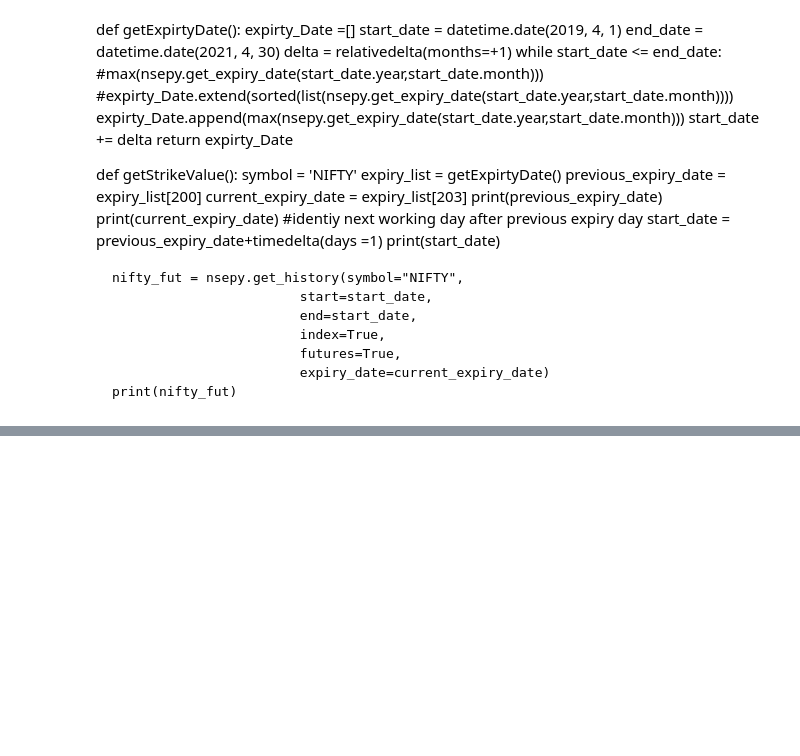
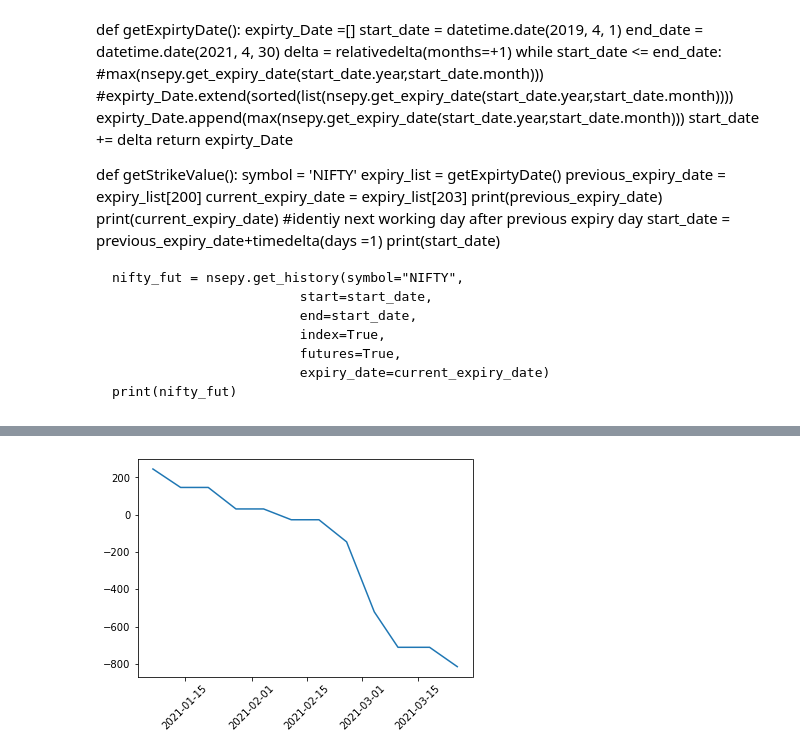
Before and after one commit to SanjotRaibagkar/mokshtech, a Jupyter notebook: stock_predictor/optionvaluecalculation/strategies/weeklyOptionBuy_Selladditon.ipynb, the cells around one changed output, grey strips where cells are left out. Saved outputs shown, nothing was run; the diff lists cells and outputs as text; code cells hidden in the pictures; blank space fills up the shorter version.

```diff
--- a/stock_predictor/optionvaluecalculation/strategies/weeklyOptionBuy_Selladditon.ipynb
+++ b/stock_predictor/optionvaluecalculation/strategies/weeklyOptionBuy_Selladditon.ipynb
@@ -70,40 +222,17 @@ database = "C:/Users/sanjo/PycharmProjects/mokshtech/stock_predictor/database/op
 # %%
-    print(os.getcwd())
-    print(os.listdir())
-    symbol = 'BANKNIFTY'
-    banknifty = pd.DataFrame()
-    formatted_banknifyt_df = pd.DataFrame(['Year_month','P&L'])
-    month_profit_loss = pd.DataFrame()
-    start_date = datetime.date(2017, 1, 1)
-    end_date = datetime.date(2021, 4, 30)
-    delta = relativedelta(years=+1)
+    profit_loss_main =StratergyusingNsePy()
 
-    year_month_list =[]
-    p_N_L_list =[]
-    cum_p_N_L_list =[]
-    slipage = 5
-    P_N_L_dic =  {}
+    #print(month_profit_loss_main)
 
-    while start_date <= end_date:
-            val =0
-            print(str(symbol)+str(start_date.year)+".csv")
-            filename = str(symbol)+str(start_date.year)+".csv"
-            fname = os.path.join(database,filename)
-            fname_day = os.path.join(database,filename)
-            df = pd.read_csv(fname)
-            df = df.loc[df['SYMBOL']== symbol]
-            df['Date'] = pd.to_datetime(df['Date']).dt.strftime('%Y-%m-%d')
-            df['Year_month'] = pd.to_datetime(df['Date']).dt.strftime('%Y-%m')
-            df['EXPIRY_DT'] = pd.to_datetime(df['EXPIRY_DT']).dt.strftime('%Y-%m-%d')
-            df['EXPIRY_DT_Year_month'] = pd.to_datetime(df['EXPIRY_DT']).dt.strftime('%Y-%m')
-            formatted_banknifyt_df = df[ df['Year_month'] == df['EXPIRY_DT_Year_month'] ]
-            banknifty = banknifty.append(df)
-            start_date += delta
+    profit_loss= profit_loss_main.groupby('Sell_date').agg({'Total_PandL' :sum})
+    #print("----Monthly---------")
 
-    banknifty_option_df = banknifty[banknifty['INSTRUMENT']=='OPTIDX']
-    banknifty_fut_df = banknifty[banknifty['INSTRUMENT']=='FUTIDX']
-
-
-
-print(banknifty_fut_df)
+    plt.xticks(rotation=45)
+    profit_loss['Cum_PandL'] = profit_loss['Total_PandL'].cumsum()
+    #print("----Monthly After cumsum---------")
+    #print(month_profit_loss)
+    plt.plot(profit_loss.index , profit_loss['Cum_PandL'])
+    plt.show()
+    pandlFile =str(symbol)+"option_buy_nsepy_Pandl.csv"
+    profit_loss.to_csv(pandlFile)
 # %% [output]
@@ -127 +256,2 @@ BANKNIFTY2021.csv
+[figure, added]
 # %%
```
Also changed, not shown: parts of 17 cells of this notebook, 3 other files.
